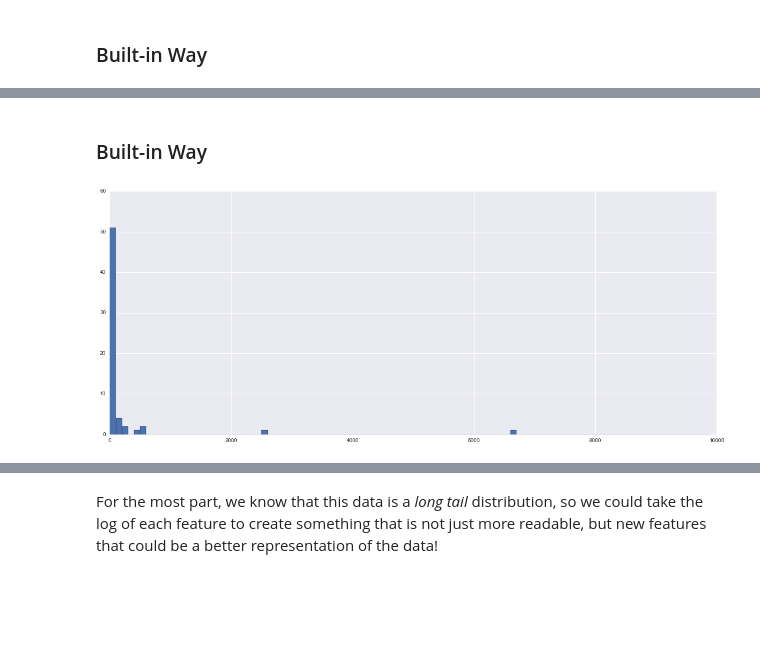
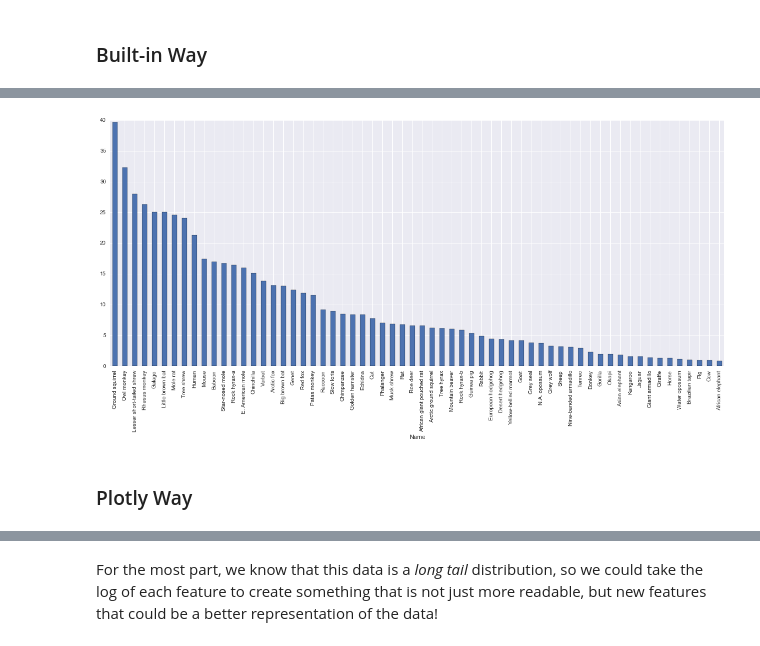
Before and after one commit to lorachow/DS_HK_9, a Jupyter notebook: notebooks/05 - Linear Regression.ipynb, the cells around one changed output, grey strips where cells are left out. Saved outputs shown, nothing was run; the diff lists cells and outputs as text; code cells hidden in the pictures; blank space fills up the shorter version.

Commit message:
LR Class re=implemented with Plotly

```diff
--- a/notebooks/05 - Linear Regression.ipynb
+++ b/notebooks/05 - Linear Regression.ipynb
@@ -420,6 +430,7 @@ with sns.plotting_context(context='poster'):
+# %%
+# Built in way
+mammals.ratio.plot(kind='bar');
+# %% [output]
+[figure, added]
 # %% [markdown]
-### Built-in Way
+### Plotly Way
-# %%
-plt.hist(mammals['body'], bins=range(0, 10000, 100));
-# %% [output]
-[figure, removed]
```
Also changed, not shown: parts of 55 cells of this notebook.
